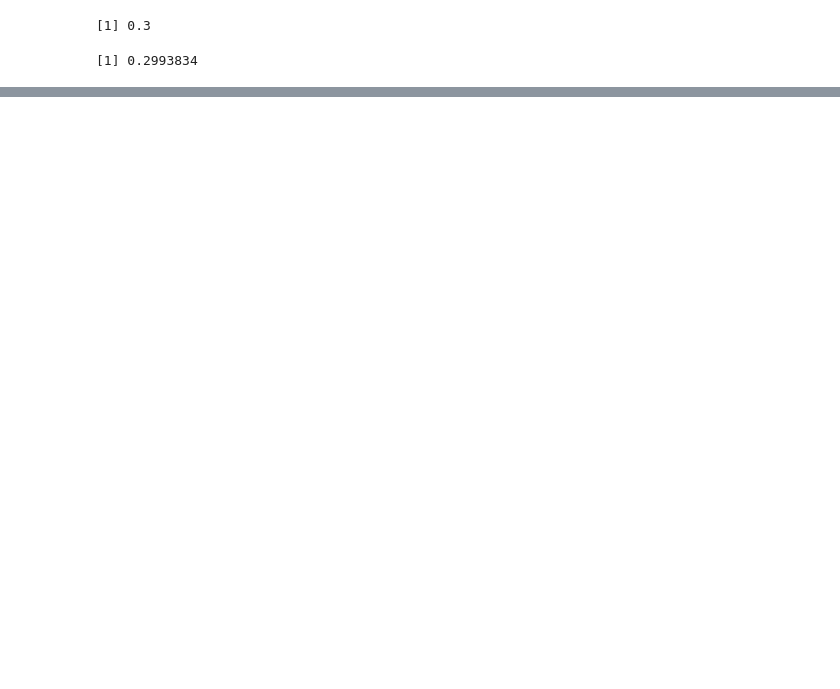
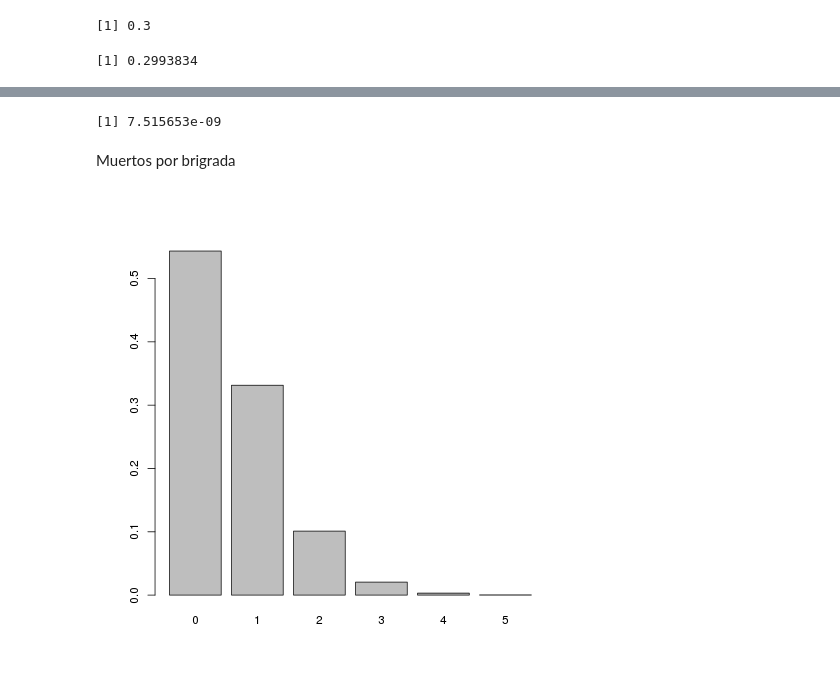
Before and after one commit to restrepo/estadistica, a Jupyter notebook: Jupyter_notebooks/Distribuciones de probabilidad R.ipynb, the cells around one changed output, grey strips where cells are left out. Saved outputs shown, nothing was run; the diff lists cells and outputs as text; code cells hidden in the pictures; blank space fills up the shorter version.

```diff
--- a/Jupyter_notebooks/Distribuciones de probabilidad R.ipynb
+++ b/Jupyter_notebooks/Distribuciones de probabilidad R.ipynb
@@ -165,0 +209,12 @@ sd(simlist)/mean(simlist)
+# %%
+dpois(1000,l)
+# %% [output]
+[1] 7.515653e-09
+# %% [markdown]
+Muertos por brigrada
+# %%
+n <- 5
+l <- 0.61
+barplot(dpois(0:n,l), names.arg=0:n)
+# %% [output]
+[figure, added]
```
Also changed, not shown: parts of 48 cells of this notebook.
